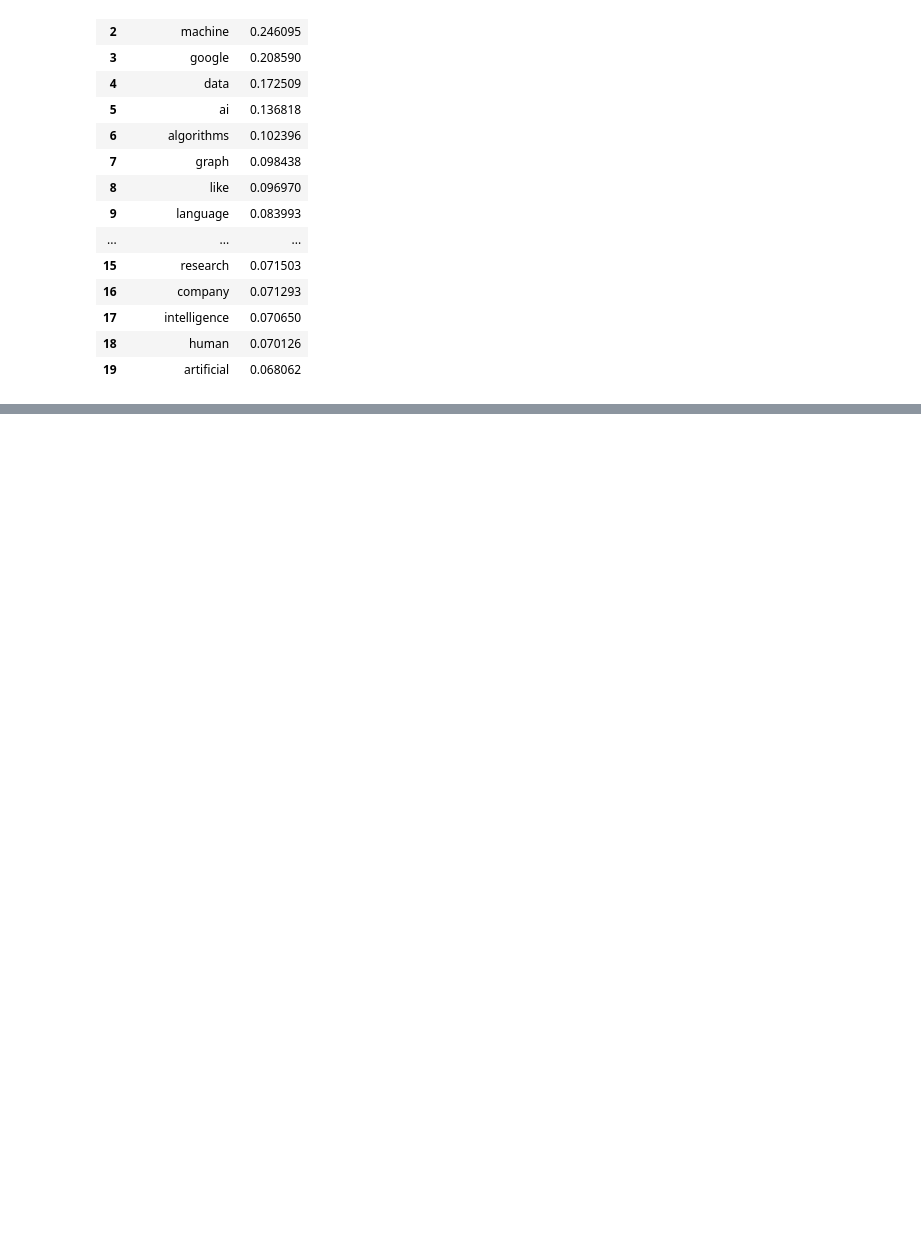
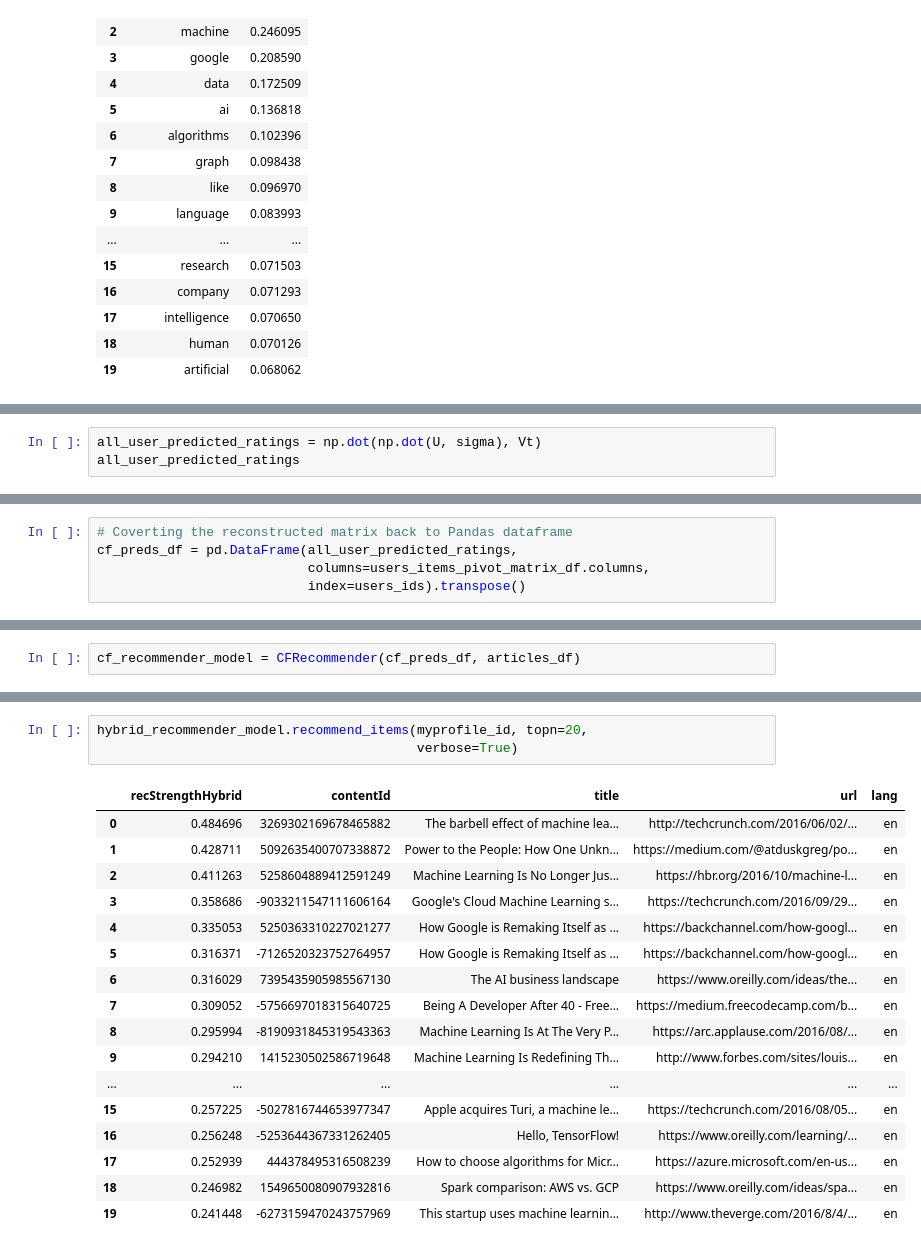
Before and after one commit to swainshashwat/recsys, a Jupyter notebook: recsys001.ipynb, the cells around one changed output, grey strips where cells are left out. Saved outputs shown, nothing was run; the diff lists cells and outputs as text; blank space fills up the shorter version.

```diff
--- a/recsys001.ipynb
+++ b/recsys001.ipynb
@@ -565,0 +708,3 @@ class ContentBasedRecommender:
+# %%
+all_user_predicted_ratings = np.dot(np.dot(U, sigma), Vt)
+all_user_predicted_ratings
@@ -565,0 +725,5 @@ class ContentBasedRecommender:
+# %%
+# Coverting the reconstructed matrix back to Pandas dataframe
+cf_preds_df = pd.DataFrame(all_user_predicted_ratings,
+                           columns=users_items_pivot_matrix_df.columns,
+                           index=users_ids).transpose()
@@ -565,0 +793,2 @@ class ContentBasedRecommender:
+# %%
+cf_recommender_model = CFRecommender(cf_preds_df, articles_df)
@@ -565,0 +956,21 @@ class ContentBasedRecommender:
+# %%
+hybrid_recommender_model.recommend_items(myprofile_id, topn=20,
+                                         verbose=True)
+# %% [output]
+|  | recStrengthHybrid | contentId | title | url | lang |
+| 0 | 0.484696 | 3269302169678465882 | The barbell effect of machine lea... | http://techcrunch.com/2016/06/02/... | en |
+| 1 | 0.428711 | 5092635400707338872 | Power to the People: How One Unkn... | https://medium.com/@atduskgreg/po... | en |
+| 2 | 0.411263 | 5258604889412591249 | Machine Learning Is No Longer Jus... | https://hbr.org/2016/10/machine-l... | en |
+| 3 | 0.358686 | -9033211547111606164 | Google's Cloud Machine Learning s... | https://techcrunch.com/2016/09/29... | en |
+| 4 | 0.335053 | 5250363310227021277 | How Google is Remaking Itself as ... | https://backchannel.com/how-googl... | en |
+| 5 | 0.316371 | -7126520323752764957 | How Google is Remaking Itself as ... | https://backchannel.com/how-googl... | en |
+| 6 | 0.316029 | 7395435905985567130 | The AI business landscape | https://www.oreilly.com/ideas/the... | en |
+| 7 | 0.309052 | -5756697018315640725 | Being A Developer After 40 - Free... | https://medium.freecodecamp.com/b... | en |
+| 8 | 0.295994 | -8190931845319543363 | Machine Learning Is At The Very P... | https://arc.applause.com/2016/08/... | en |
+| 9 | 0.294210 | 1415230502586719648 | Machine Learning Is Redefining Th... | http://www.forbes.com/sites/louis... | en |
+| ... | ... | ... | ... | ... | ... |
+| 15 | 0.257225 | -5027816744653977347 | Apple acquires Turi, a machine le... | https://techcrunch.com/2016/08/05... | en |
+| 16 | 0.256248 | -5253644367331262405 | Hello, TensorFlow! | https://www.oreilly.com/learning/... | en |
+| 17 | 0.252939 | 444378495316508239 | How to choose algorithms for Micr... | https://azure.microsoft.com/en-us... | en |
+| 18 | 0.246982 | 1549650080907932816 | Spark comparison: AWS vs. GCP | https://www.oreilly.com/ideas/spa... | en |
+| 19 | 0.241448 | -6273159470243757969 | This startup uses machine learnin... | http://www.theverge.com/2016/8/4/... | en |
```
Also changed, not shown: parts of 29 cells of this notebook.
